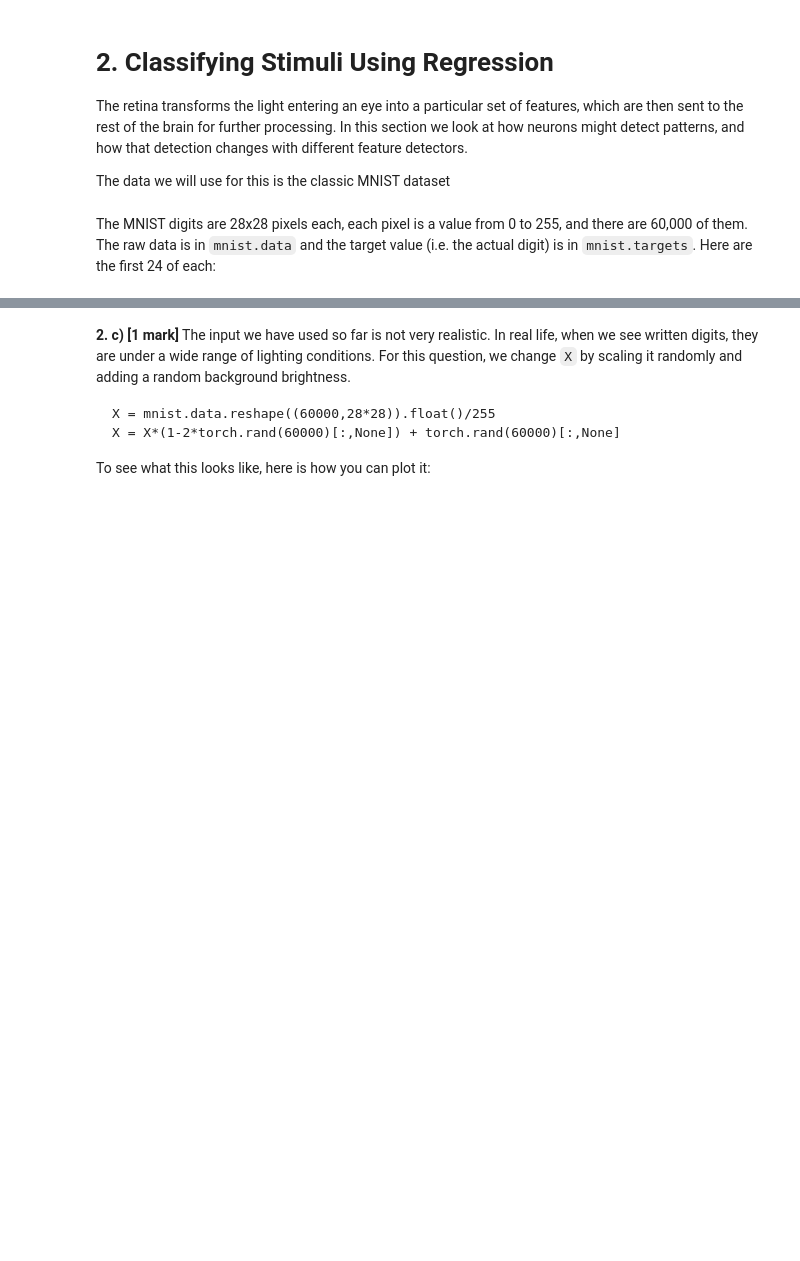
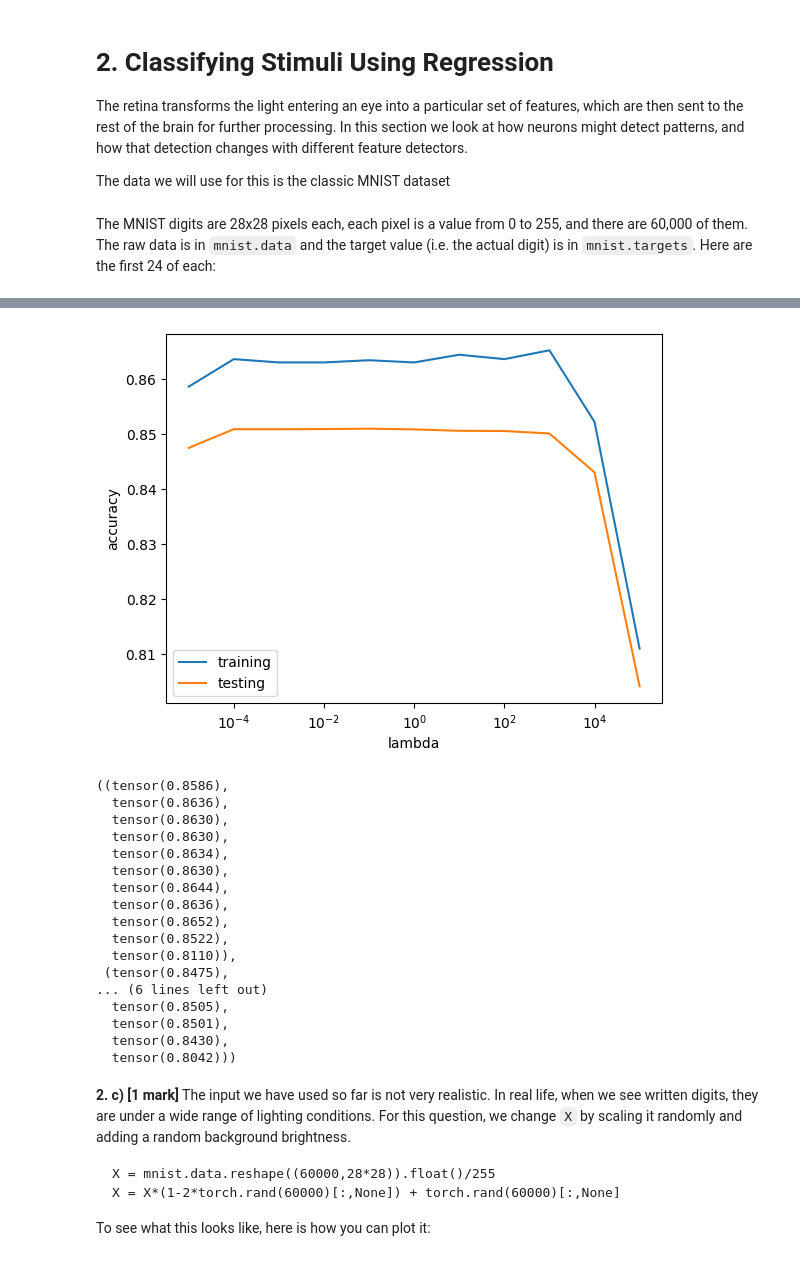
Before and after one commit to draymond63/syde-552, a Jupyter notebook: assignment2.ipynb, the cells around one changed output, grey strips where cells are left out. Drawn from its saved outputs; the diff is of its cells as text; code cells hidden in the pictures; blank space fills up the shorter version.

```diff
--- a/assignment2.ipynb
+++ b/assignment2.ipynb
@@ -96,0 +102,21 @@ accuracy_test = torch.sum(torch.argmax(Y_test, axis=1)==torch.argmax(T_test, axi
+# %%
+import torch
+torch.manual_seed(0)  # for reproducibility
+
+def test_ridge_regression(X, T, lambd: float, N: int = 5000):
+    identity = torch.eye(28*28).float()
+    inp = X.T @ X + lambd*identity
+    W = torch.inverse(inp) @ (X.T @ T)
+    X_train, X_test = X[:N], X[N:]  # split X into two parts for training and testing
+    T_train, T_test = T[:N], T[N:]  # split T into two parts for training and testing
+    Y_train = X_train @ W
+    Y_test = X_test @ W
+    accuracy_train = torch.sum(torch.argmax(Y_train, axis=1)==torch.argmax(T_train, axis=1))/len(Y_train)
+    accuracy_test = torch.sum(torch.argmax(Y_test, axis=1)==torch.argmax(T_test, axis=1))/len(Y_test)
+    return accuracy_train,accuracy_test
+
+X = mnist.data.reshape((60000,28*28)).float()/255
+T = torch.nn.functional.one_hot(mnist.targets).float()
+accuracy_train, accuracy_test = test_ridge_regression(X, T, lambd=1)
+print(f'Training accuracy: {accuracy_train:.3f}')
+print(f'Testing accuracy: {accuracy_test:.3f}')
@@ -105,3 +137,40 @@ accuracy_test = torch.sum(torch.argmax(Y_test, axis=1)==torch.argmax(T_test, axi
+# %%
+import numpy as np
+
+def plot_lambda_accuracies(X, T, lambdas=np.logspace(-5, 5, 11)):
+    accuracies = []
+    for lambd in lambdas:
+        accuracies.append(test_ridge_regression(X, T, lambd))
+    training, testing = zip(*accuracies)
+    plt.plot(lambdas, training, label='training')
+    plt.plot(lambdas, testing, label='testing')
+    plt.xscale('log')
+    plt.xlabel('lambda')
+    plt.ylabel('accuracy')
+    plt.legend()
+    plt.show()
+    return training, testing
+
+plot_lambda_accuracies(X, T)
+# %% [output]
+[figure, added]
+((tensor(0.8586),
+  tensor(0.8636),
+  tensor(0.8630),
+  tensor(0.8630),
+  tensor(0.8634),
+  tensor(0.8630),
+  tensor(0.8644),
+  tensor(0.8636),
+  tensor(0.8652),
+  tensor(0.8522),
+  tensor(0.8110)),
+ (tensor(0.8475),
+... (6 lines left out)
+  tensor(0.8505),
+  tensor(0.8501),
+  tensor(0.8430),
+  tensor(0.8042)))
 # %% [markdown]
 **2. c) [1 mark]** The input we have used so far is not very realistic.  In real life, when we see written digits, they are under a wide range of lighting conditions. For this question, we change `X` by scaling it randomly and adding a random background brightness.
 
```
Also changed, not shown: parts of 10 cells of this notebook, 1 other file.
